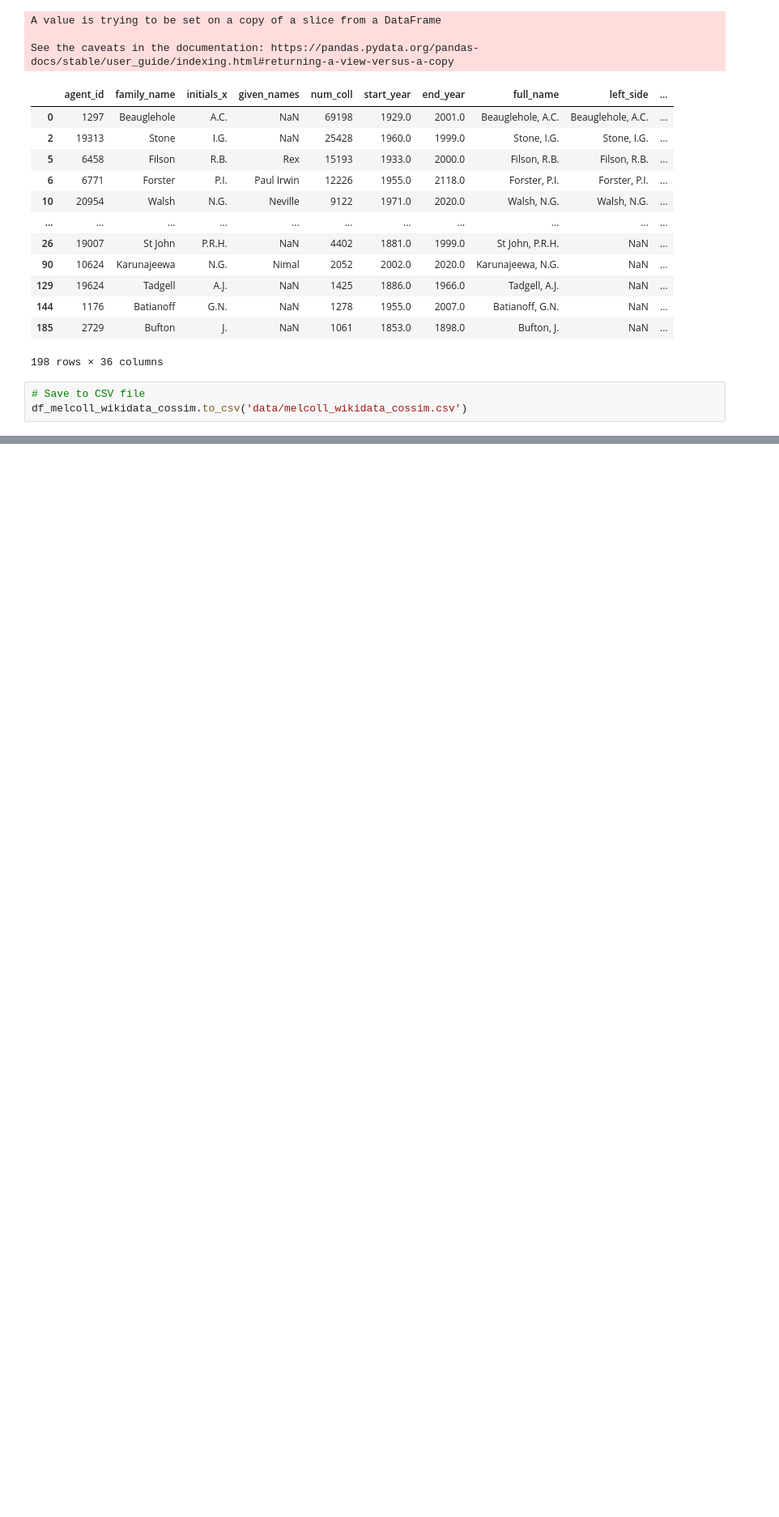
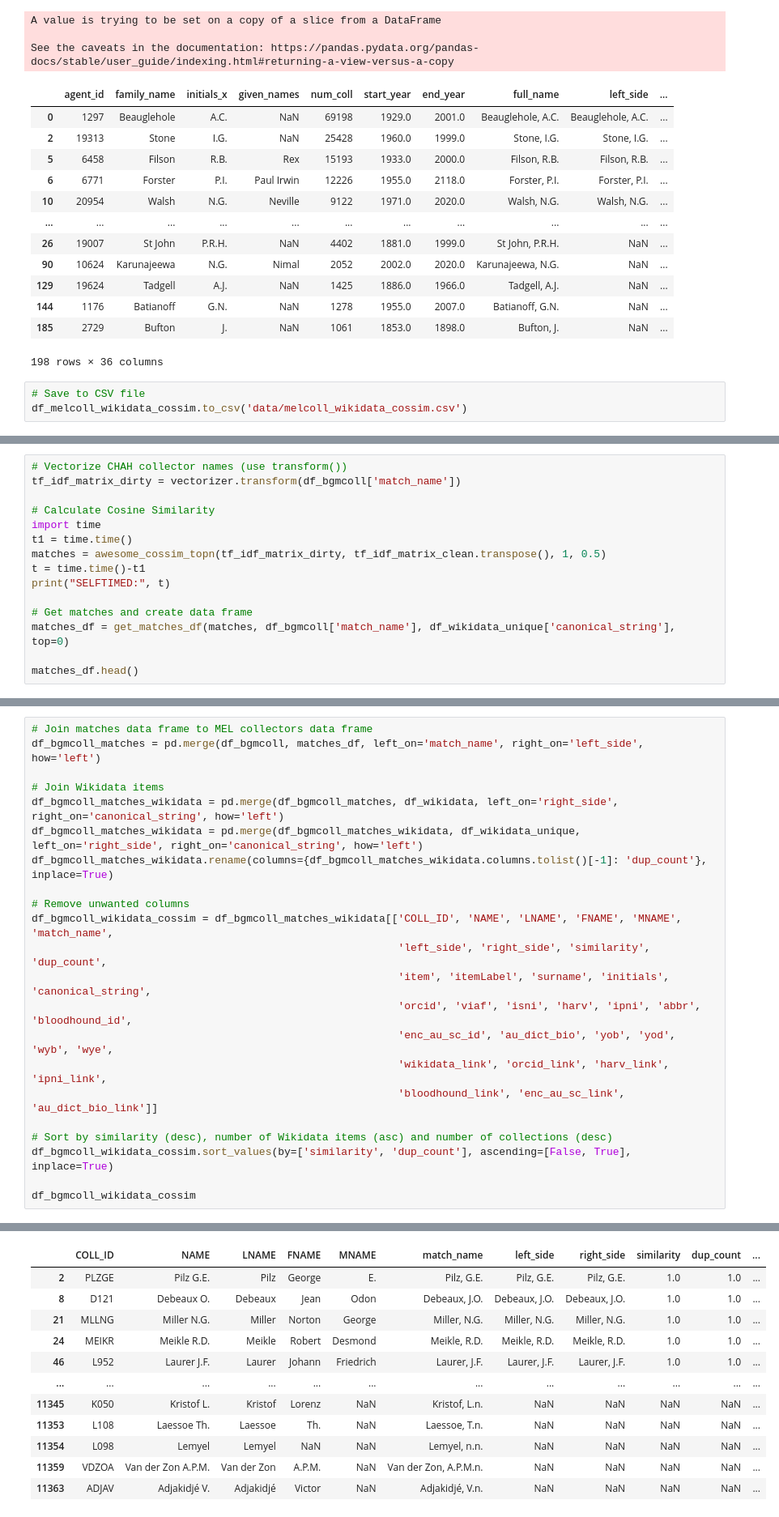
Before and after one commit to nielsklazenga/avh-collectors, a Jupyter notebook: cosine_similarity.ipynb, the cells around one changed output, grey strips where cells are left out. Shown at 81% size. Saved outputs shown, nothing was run; the diff lists cells and outputs as text; blank space fills up the shorter version.

Commit message:
Cossim for CHAH and BGM collectors

```diff
--- a/cosine_similarity.ipynb
+++ b/cosine_similarity.ipynb
@@ -269,0 +412,15 @@ df_melcoll_wikidata_cossim.to_csv('data/melcoll_wikidata_cossim.csv')
+# %%
+# Vectorize CHAH collector names (use transform())
+tf_idf_matrix_dirty = vectorizer.transform(df_bgmcoll['match_name'])
+
+# Calculate Cosine Similarity
+import time
+t1 = time.time()
+matches = awesome_cossim_topn(tf_idf_matrix_dirty, tf_idf_matrix_clean.transpose(), 1, 0.5)
+t = time.time()-t1
+print("SELFTIMED:", t)
+
+# Get matches and create data frame
+matches_df = get_matches_df(matches, df_bgmcoll['match_name'], df_wikidata_unique['canonical_string'], top=0)
+
+matches_df.head()
@@ -269,0 +435,23 @@ df_melcoll_wikidata_cossim.to_csv('data/melcoll_wikidata_cossim.csv')
+# %%
+# Join matches data frame to MEL collectors data frame
+df_bgmcoll_matches = pd.merge(df_bgmcoll, matches_df, left_on='match_name', right_on='left_side', how='left')
+
+# Join Wikidata items
+df_bgmcoll_matches_wikidata = pd.merge(df_bgmcoll_matches, df_wikidata, left_on='right_side', right_on='canonical_string', how='left')
+df_bgmcoll_matches_wikidata = pd.merge(df_bgmcoll_matches_wikidata, df_wikidata_unique, left_on='right_side', right_on='canonical_string', how='left')
+df_bgmcoll_matches_wikidata.rename(columns={df_bgmcoll_matches_wikidata.columns.tolist()[-1]: 'dup_count'}, inplace=True)
+
+# Remove unwanted columns
+df_bgmcoll_wikidata_cossim = df_bgmcoll_matches_wikidata[['COLL_ID', 'NAME', 'LNAME', 'FNAME', 'MNAME', 'match_name',
+                                                          'left_side', 'right_side', 'similarity', 'dup_count',
+                                                          'item', 'itemLabel', 'surname', 'initials', 'canonical_string',
+                                                          'orcid', 'viaf', 'isni', 'harv', 'ipni', 'abbr', 'bloodhound_id',
+                                                          'enc_au_sc_id', 'au_dict_bio', 'yob', 'yod', 'wyb', 'wye',
+                                                          'wikidata_link', 'orcid_link', 'harv_link', 'ipni_link',
+                                                          'bloodhound_link', 'enc_au_sc_link', 'au_dict_bio_link']]
+
+# Sort by similarity (desc), number of Wikidata items (asc) and number of collections (desc)
+df_bgmcoll_wikidata_cossim.sort_values(by=['similarity', 'dup_count'], ascending=[False, True], inplace=True)
+
+df_bgmcoll_wikidata_cossim
+# %% [output]
@@ -269,0 +461,12 @@ df_melcoll_wikidata_cossim.to_csv('data/melcoll_wikidata_cossim.csv')
+|  | COLL_ID | NAME | LNAME | FNAME | MNAME | match_name | left_side | right_side | similarity | dup_count | ... |
+| 2 | PLZGE | Pilz G.E. | Pilz | George | E. | Pilz, G.E. | Pilz, G.E. | Pilz, G.E. | 1.0 | 1.0 | ... |
+| 8 | D121 | Debeaux O. | Debeaux | Jean | Odon | Debeaux, J.O. | Debeaux, J.O. | Debeaux, J.O. | 1.0 | 1.0 | ... |
+| 21 | MLLNG | Miller N.G. | Miller | Norton | George | Miller, N.G. | Miller, N.G. | Miller, N.G. | 1.0 | 1.0 | ... |
+| 24 | MEIKR | Meikle R.D. | Meikle | Robert | Desmond | Meikle, R.D. | Meikle, R.D. | Meikle, R.D. | 1.0 | 1.0 | ... |
+| 46 | L952 | Laurer J.F. | Laurer | Johann | Friedrich | Laurer, J.F. | Laurer, J.F. | Laurer, J.F. | 1.0 | 1.0 | ... |
+| ... | ... | ... | ... | ... | ... | ... | ... | ... | ... | ... | ... |
+| 11345 | K050 | Kristof L. | Kristof | Lorenz | NaN | Kristof, L.n. | NaN | NaN | NaN | NaN | ... |
+| 11353 | L108 | Laessoe Th. | Laessoe | Th. | NaN | Laessoe, T.n. | NaN | NaN | NaN | NaN | ... |
+| 11354 | L098 | Lemyel | Lemyel | NaN | NaN | Lemyel, n.n. | NaN | NaN | NaN | NaN | ... |
+| 11359 | VDZOA | Van der Zon A.P.M. | Van der Zon | A.P.M. | NaN | Van der Zon, A.P.M.n. | NaN | NaN | NaN | NaN | ... |
+| 11363 | ADJAV | Adjakidjé V. | Adjakidjé | Victor | NaN | Adjakidjé, V.n. | NaN | NaN | NaN | NaN | ... |
```
Also changed, not shown: parts of 8 cells of this notebook, 5 other files.
